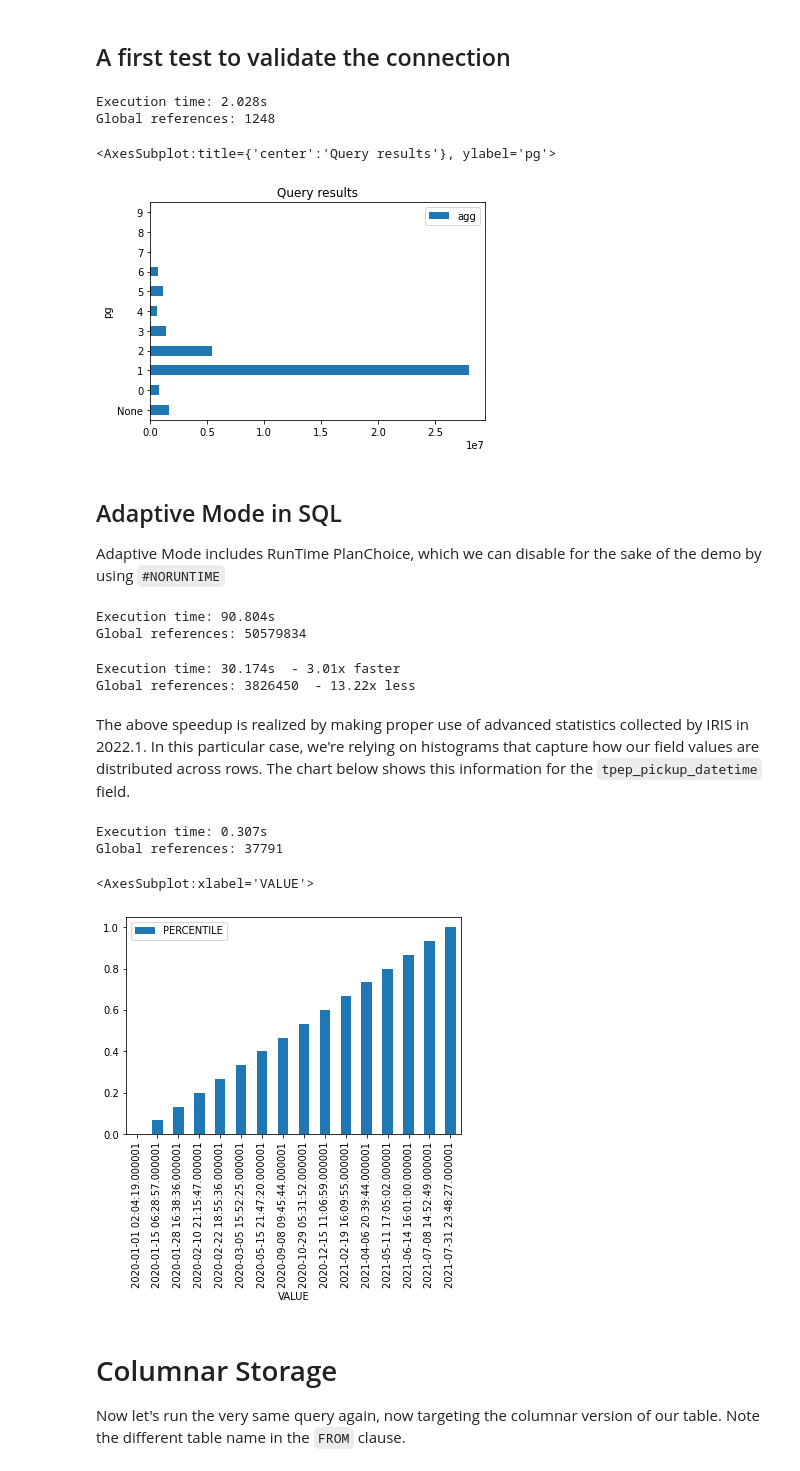
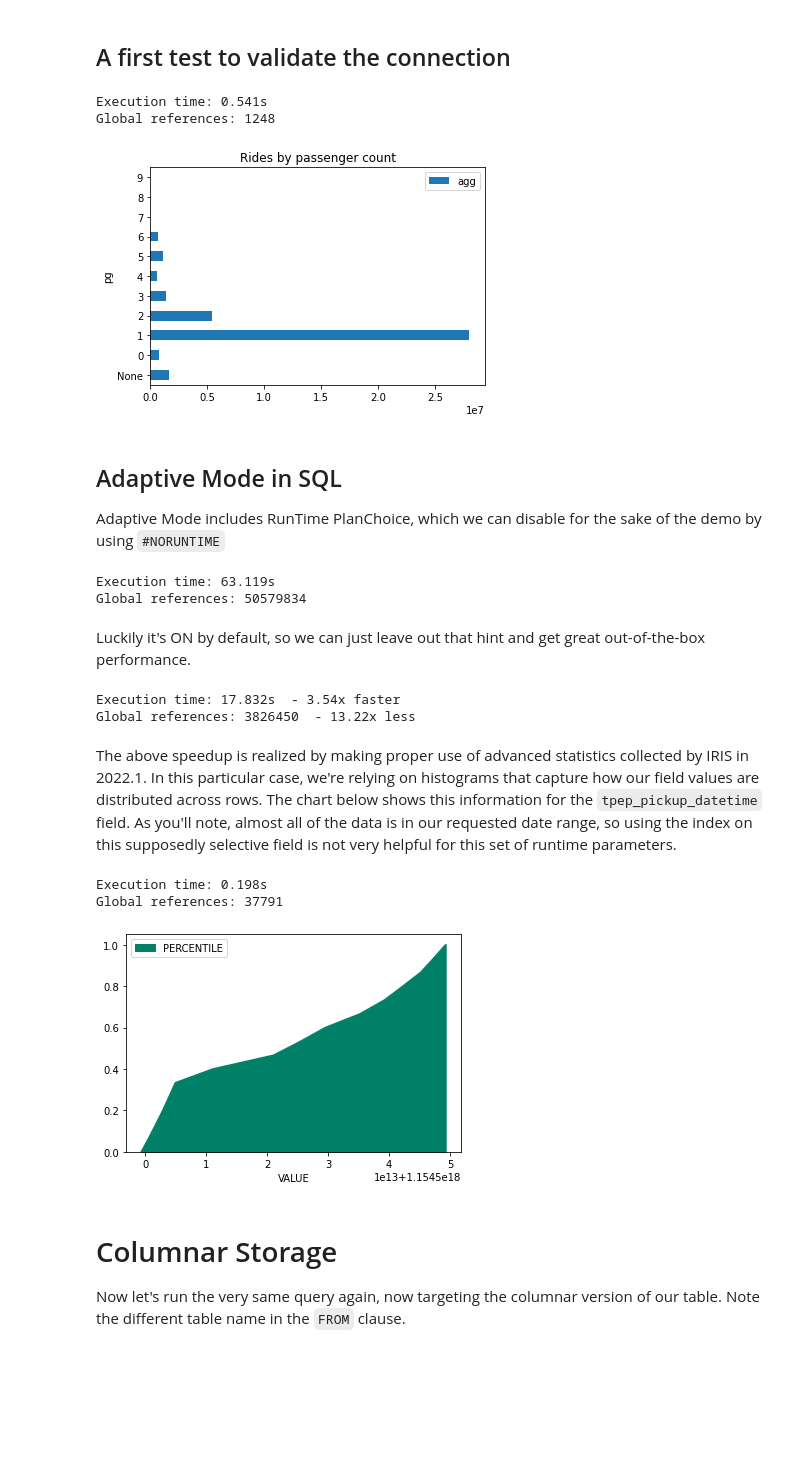
Before and after one commit to bdeboe/isc-taxi-demo, a Jupyter notebook: src/python/demo.ipynb, the cells around one changed output. Saved outputs shown, nothing was run; the diff lists cells and outputs as text; code cells hidden in the pictures; blank space fills up the shorter version.

```diff
--- a/src/python/demo.ipynb
+++ b/src/python/demo.ipynb
@@ -69,13 +75,15 @@ def reset_compare():
 # %% [markdown]
 ## A first test to validate the connection
 # %%
-r = query("SELECT passenger_count AS pg, COUNT(*) AS agg FROM NYTaxi.Rides GROUP BY passenger_count")
-r.plot.barh(x='pg',y='agg',title="Query results")
+r = query("SELECT passenger_count AS pg, COUNT(*) AS agg "+
+          "FROM NYTaxi.Rides "+
+          "GROUP BY passenger_count")
+
+r.plot.barh(x='pg',y='agg',title="Rides by passenger count");
 # %% [output]
-Execution time: 2.028s
+Execution time: 0.541s
 Global references: 1248
-<AxesSubplot:title={'center':'Query results'}, ylabel='pg'>
-[figure, old version]
+[figure, new version]
 # %% [markdown]
 ## Adaptive Mode in SQL
 
@@ -83,29 +91,37 @@ Adaptive Mode includes RunTime PlanChoice, which we can disable for the sake of
 # %%
 r = query("SELECT %NORUNTIME AVG(total_amount) "+
              "FROM NYTaxi.RowRides "+
-             "WHERE passenger_count > 2 AND tpep_pickup_datetime BETWEEN '2020-01-01' AND '2020-12-31'", True)
+             "WHERE passenger_count > 2 "+
+                   "AND tpep_pickup_datetime BETWEEN '2020-01-01' AND '2020-12-31'", True)
 # %% [output]
-Execution time: 90.804s
+Execution time: 63.119s
 Global references: 50579834
+# %% [markdown]
+Luckily it's ON by default, so we can just leave out that hint and get great out-of-the-box performance.
 # %%
 r = query("SELECT AVG(total_amount) "+
              "FROM NYTaxi.RowRides "+
-             "WHERE passenger_count > 2 AND tpep_pickup_datetime BETWEEN '2020-01-01' AND '2020-12-31'", True)
+             "WHERE passenger_count > 2 "+
+                   "AND tpep_pickup_datetime BETWEEN '2020-01-01' AND '2020-12-31'", True)
 # %% [output]
-Execution time: 30.174s  - 3.01x faster
+Execution time: 17.832s  - 3.54x faster
 Global references: 3826450  - 13.22x less
 # %% [markdown]
 The above speedup is realized by making proper use of advanced statistics collected by IRIS in 2022.1. In this particular case, we're relying on histograms that capture how our field values are distributed across rows. The chart below shows this information for the `tpep_pickup_datetime` field.
+As you'll note, almost all of the data is in our requested date range, so using the index on this supposedly selective field is not very helpful for this set of runtime parameters.
 # %%
-r = query("SELECT BUCKET_POSITION, PERCENTILE, CAST((VALUE+1) AS POSIXTIME) AS VALUE "+
+r = query("SELECT BUCKET_POSITION, PERCENTILE, VALUE, CAST(CAST((VALUE+1) AS POSIXTIME) AS DATE) AS DATE_VALUE "+
           "FROM INFORMATION_SCHEMA.COLUMN_HISTOGRAMS "+
-          "WHERE TABLE_SCHEMA = 'NYTaxi' AND TABLE_NAME = 'RowRides' AND COLUMN_NAME = 'tpep_pickup_datetime'")
-r.plot.bar(x='VALUE', y='PERCENTILE')
+          "WHERE TABLE_SCHEMA = 'NYTaxi' "+
+                "AND TABLE_NAME = 'RowRides' "+
+                "AND COLUMN_NAME = 'tpep_pickup_datetime'", False)
+r.plot.area(x='VALUE', y='PERCENTILE', colormap=plt.get_cmap('summer'));
+# TODO make dates appear as x labels
+# .xticks(r["VALUE"], r["DATE_VALUE"])
 # %% [output]
-Execution time: 0.307s
+Execution time: 0.198s
 Global references: 37791
-<AxesSubplot:xlabel='VALUE'>
-[figure, old version]
+[figure, new version]
 # %% [markdown]
 # Columnar Storage
 
```
Also changed, not shown: parts of 15 cells of this notebook, 1 other file.
